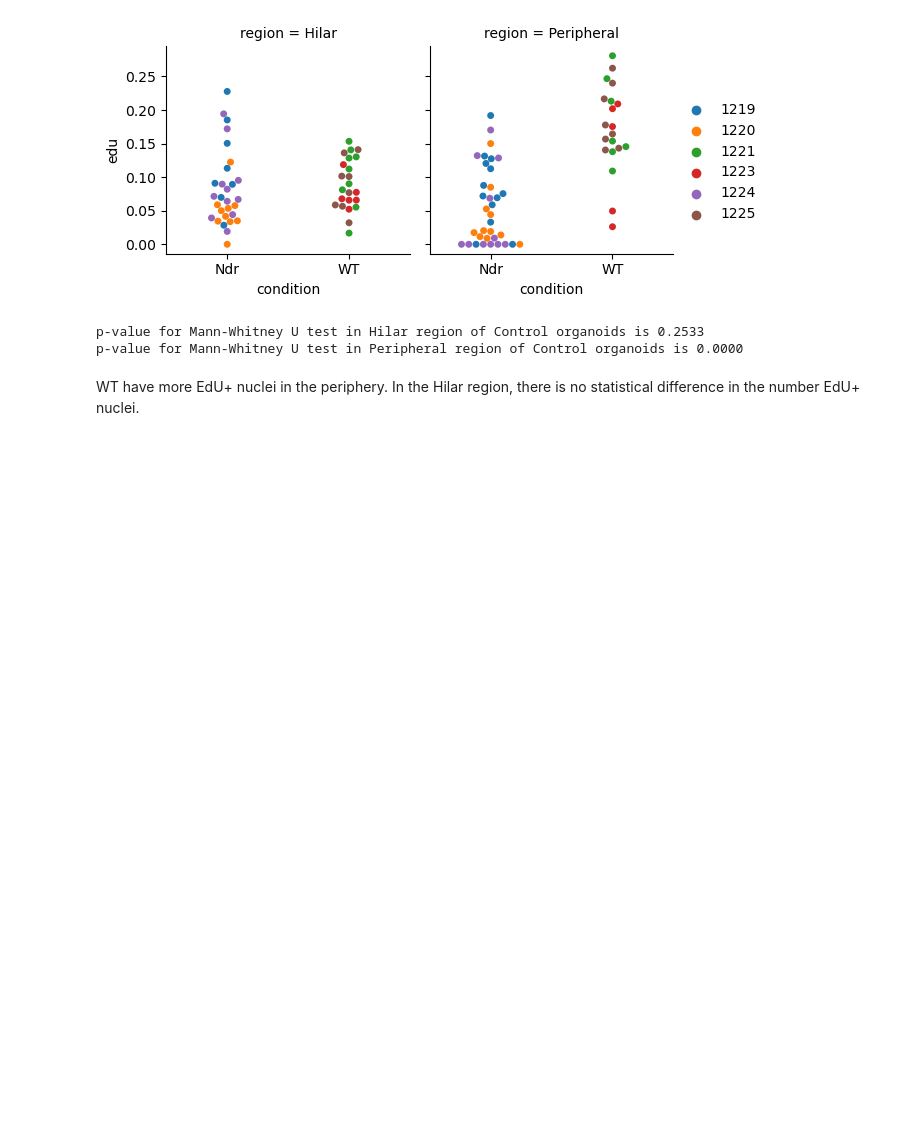
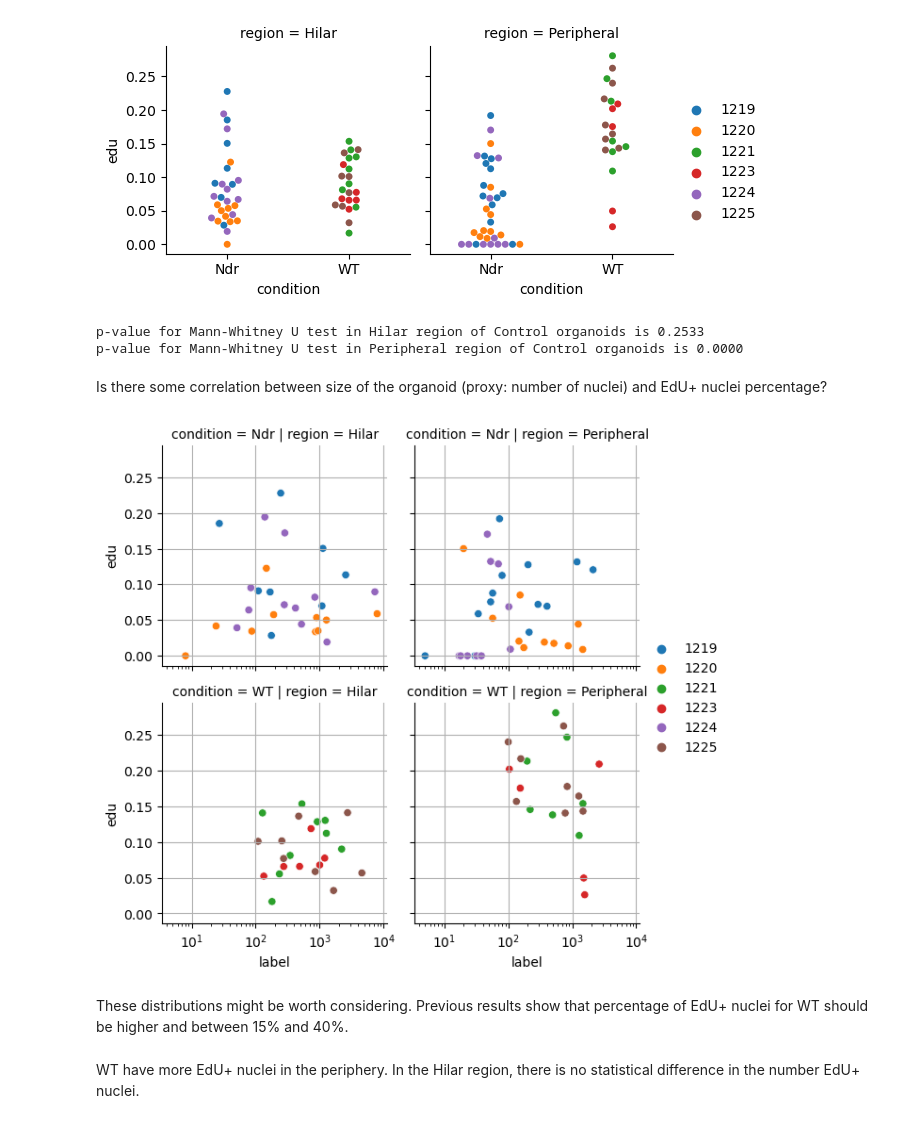
Before and after one commit to Emma-R-Andersson-Lab/iqbal_nuclei_segmenter, a Jupyter notebook: EdU_analysis.ipynb, the cells around one changed output. Drawn from its saved outputs; the diff is of its cells as text; code cells hidden in the pictures; blank space fills up the shorter version.

Commit message:
Add scatterplot EdU vs Nr of nuclei in controls

```diff
--- a/EdU_analysis.ipynb
+++ b/EdU_analysis.ipynb
@@ -162,6 +162,28 @@ for conds, this_df in ratio_df.query('igf1 == "Control"').groupby('region'):
 # %% [output]
 p-value for Mann-Whitney U test in Hilar region of Control organoids is 0.2533
 p-value for Mann-Whitney U test in Peripheral region of Control organoids is 0.0000
+# %% [markdown]
+Is there some correlation between size of the organoid (proxy: number of nuclei) and EdU+ nuclei percentage?
+# %%
+ratio_df = nuclei_size.query('igf1 == "Control"').groupby('sample_name').agg({
+    'edu': lambda s: sum(s)/len(s),
+    'label': 'count',
+    'cell_line': 'first',
+    'region': 'first',
+    'condition': 'first',
+    'igf1': 'first'})
+
+g = sns.FacetGrid(data=ratio_df, col='region', row='condition')
+g.map_dataframe(sns.scatterplot, y="edu", x='label', hue='cell_line', palette='tab10')
+g.add_legend()
+plt.semilogx()
+for ax in g.axes.flatten():
+    ax.grid()
+plt.show()
+# %% [output]
+[figure, added]
+# %% [markdown]
+These distributions might be worth considering. Previous results show that percentage of EdU+ nuclei for WT should be higher and between 15% and 40%.
 # %% [markdown]
 WT have more EdU+ nuclei in the periphery. In the Hilar region, there is no statistical difference in the number EdU+ nuclei.
 # %% [markdown]
```
Also changed, not shown: parts of 1 cell of this notebook.
